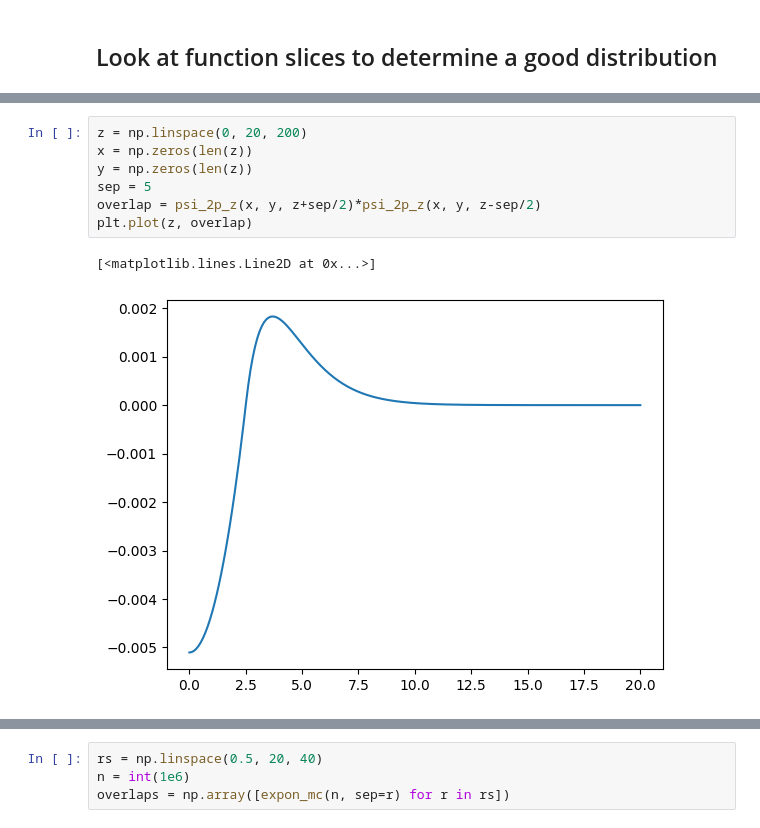
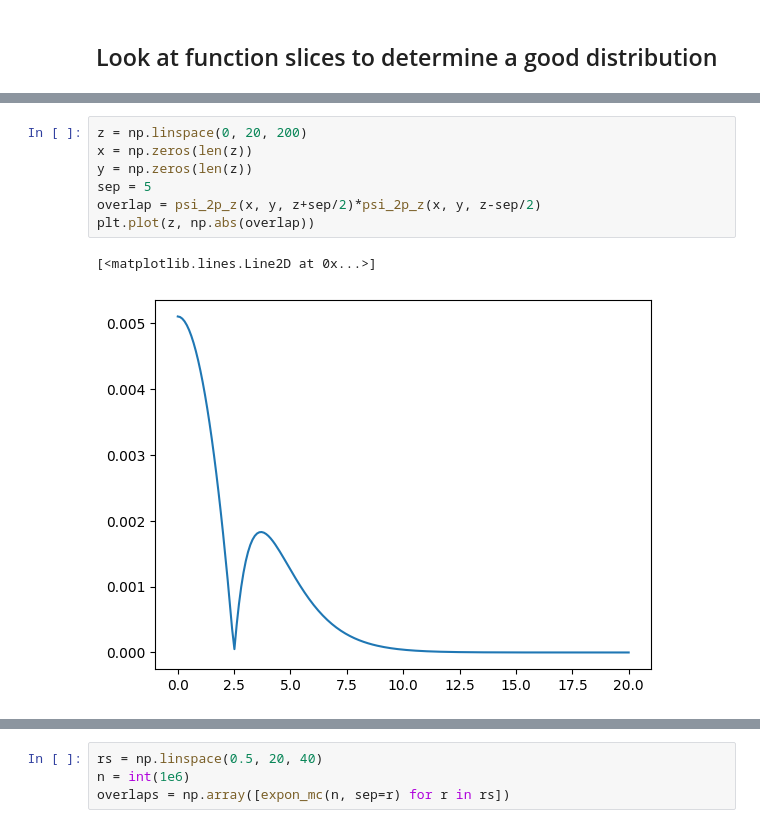
Before and after one commit to P-mandevillei/chem-4050-5050, a Jupyter notebook: hw5/homework-5-1/monte_carlo.ipynb, the cells around one changed output, grey strips where cells are left out. Saved outputs shown, nothing was run; the diff lists cells and outputs as text.

```diff
--- a/hw5/homework-5-1/monte_carlo.ipynb
+++ b/hw5/homework-5-1/monte_carlo.ipynb
@@ -64,13 +64,13 @@ plt.plot(y, overlap)
 # %%
 z = np.linspace(0, 20, 200)
 x = np.zeros(len(z))
 y = np.zeros(len(z))
 sep = 5
 overlap = psi_2p_z(x, y, z+sep/2)*psi_2p_z(x, y, z-sep/2)
-plt.plot(z, overlap)
+plt.plot(z, np.abs(overlap))
 # %% [output]
 [<matplotlib.lines.Line2D at 0x...>]
-[figure, old version]
+[figure, new version]
 # %%
 z = np.linspace(0, 20, 200)
 x = np.zeros(len(z))
```
Also changed, not shown: parts of 16 cells of this notebook, 4 other files.
